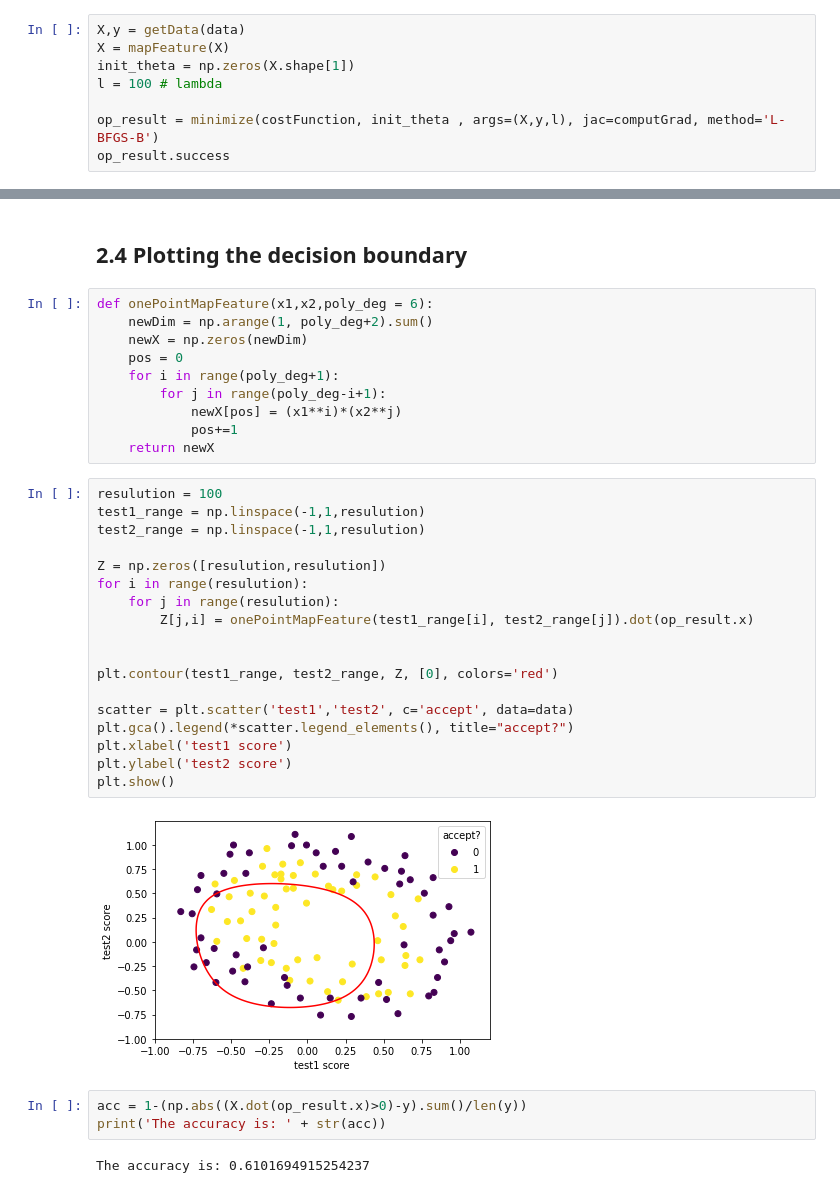
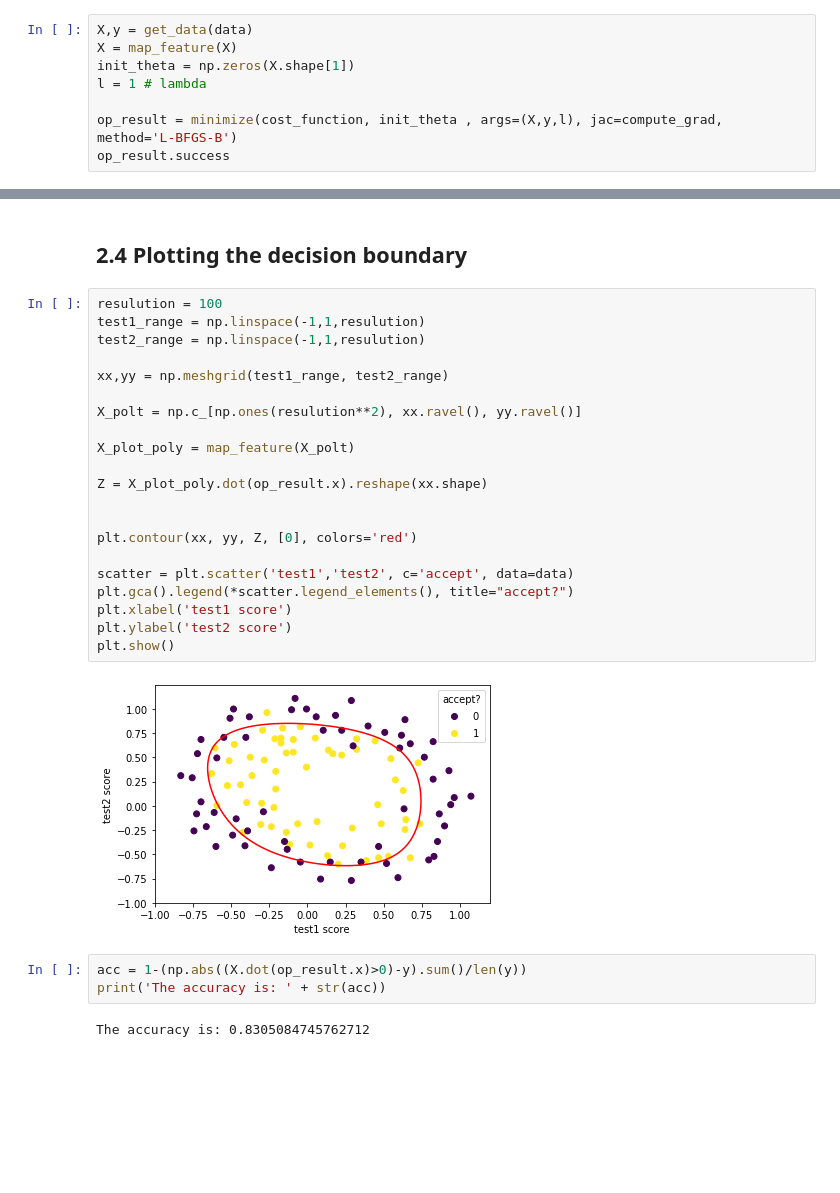
Before and after one commit to OfirKedem/Coursera-Machine-learning-python, a Jupyter notebook: ex2/code/Regularized logistic regression.ipynb, the cells around one changed output, grey strips where cells are left out. Saved outputs shown, nothing was run; the diff lists cells and outputs as text; blank space fills up the shorter version.

```diff
--- a/ex2/code/Regularized logistic regression.ipynb
+++ b/ex2/code/Regularized logistic regression.ipynb
@@ -73,47 +36,40 @@ def computGrad(theta, X, y, l):
 # %%
-X,y = getData(data)
-X = mapFeature(X)
+X,y = get_data(data)
+X = map_feature(X)
 init_theta = np.zeros(X.shape[1])
-l = 100 # lambda
+l = 1 # lambda
 
-op_result = minimize(costFunction, init_theta , args=(X,y,l), jac=computGrad, method='L-BFGS-B')
+op_result = minimize(cost_function, init_theta , args=(X,y,l), jac=compute_grad, method='L-BFGS-B')
 op_result.success
 # %% [output]
 True
 # %% [markdown]
 ## 2.4 Plotting the decision boundary
-# %%
-def onePointMapFeature(x1,x2,poly_deg = 6):
-    newDim = np.arange(1, poly_deg+2).sum()
-    newX = np.zeros(newDim)
-    pos = 0
-    for i in range(poly_deg+1):
-        for j in range(poly_deg-i+1):
-            newX[pos] = (x1**i)*(x2**j)
-            pos+=1
-    return newX
 # %%
 resulution = 100
 test1_range = np.linspace(-1,1,resulution)
 test2_range = np.linspace(-1,1,resulution)
 
-Z = np.zeros([resulution,resulution])
-for i in range(resulution):
-    for j in range(resulution):
-        Z[j,i] = onePointMapFeature(test1_range[i], test2_range[j]).dot(op_result.x)
+xx,yy = np.meshgrid(test1_range, test2_range)
+
+X_polt = np.c_[np.ones(resulution**2), xx.ravel(), yy.ravel()]
+
+X_plot_poly = map_feature(X_polt)
+
+Z = X_plot_poly.dot(op_result.x).reshape(xx.shape)
 
 
-plt.contour(test1_range, test2_range, Z, [0], colors='red')
+plt.contour(xx, yy, Z, [0], colors='red')
 
 scatter = plt.scatter('test1','test2', c='accept', data=data)
 plt.gca().legend(*scatter.legend_elements(), title="accept?")
 plt.xlabel('test1 score')
 plt.ylabel('test2 score')
 plt.show()
 # %% [output]
-[figure, old version]
+[figure, new version]
 # %%
 acc = 1-(np.abs((X.dot(op_result.x)>0)-y).sum()/len(y))
 print('The accuracy is: ' + str(acc))
 # %% [output]
-The accuracy is: 0.6101694915254237
+The accuracy is: 0.8305084745762712
```
Also changed, not shown: parts of 6 cells of this notebook, 2 other files.
